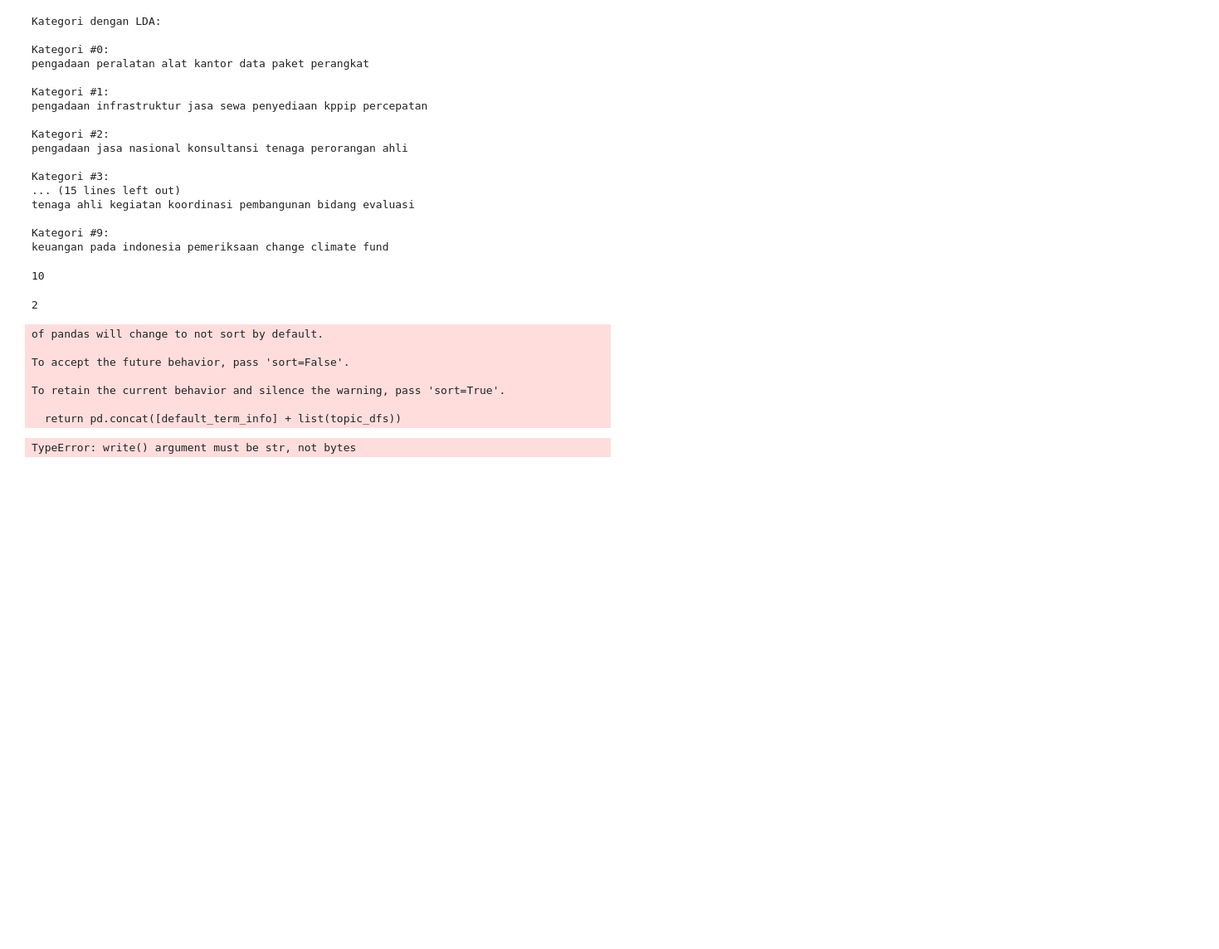
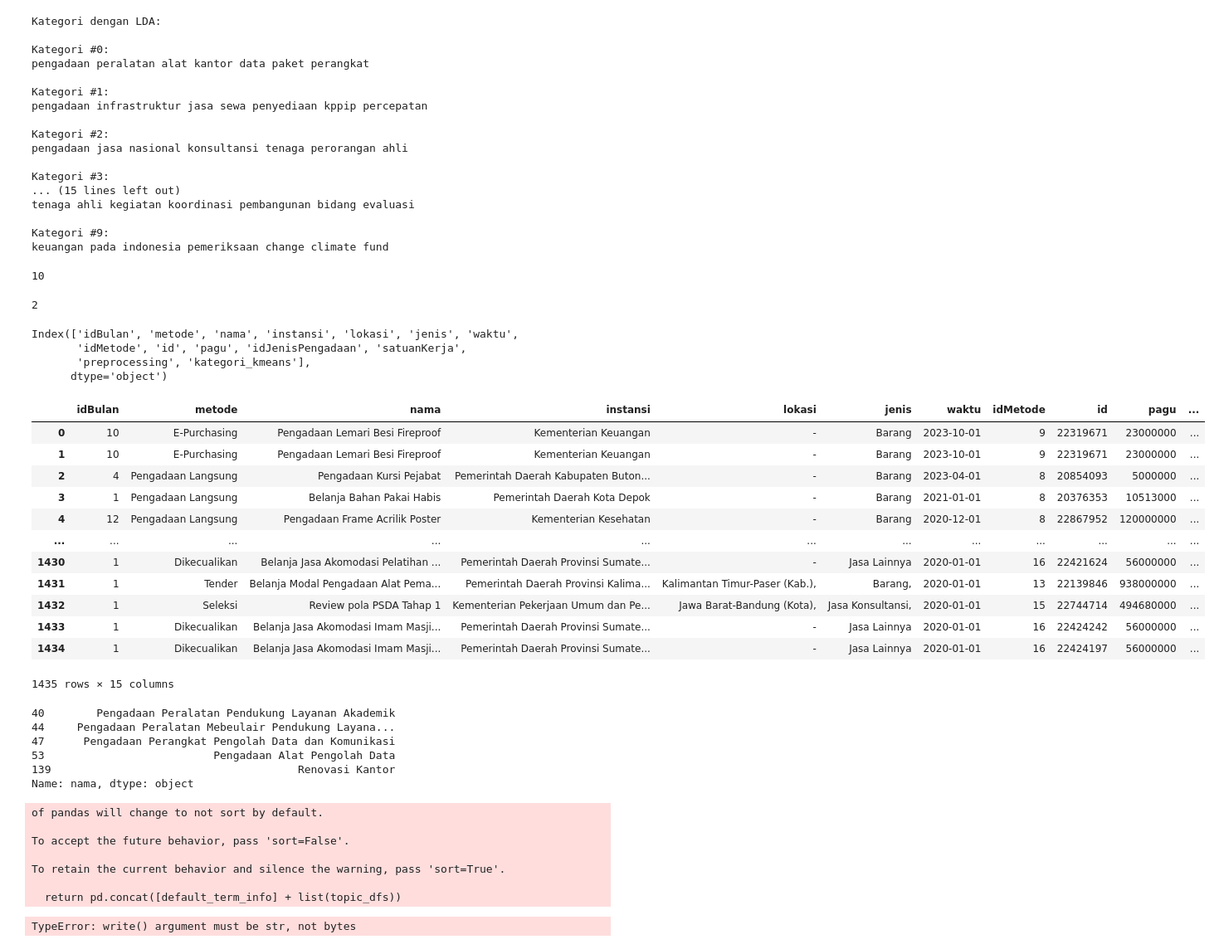
Before and after one commit to yosiasm/Tender_Analytic, a Jupyter notebook: Category and Search/Latent Dirichlet allocation.ipynb, the cells around one changed output. Shown: that part at 83% size. Saved outputs shown, nothing was run; the diff lists cells and outputs as text; code cells hidden in the pictures; blank space fills up the shorter version.

```diff
--- a/Category and Search/Latent Dirichlet allocation.ipynb
+++ b/Category and Search/Latent Dirichlet allocation.ipynb
@@ -191,3 +191,39 @@ kategori_tender = predict_topic(nama_tender)
 kategori_tender
 # %% [output]
 2
+# %%
+df2 = pd.read_csv('data sirup update.csv')
+# %%
+df2= df2.drop(['Unnamed: 0'],axis=1)
+df2.columns
+# %% [output]
+Index(['idBulan', 'metode', 'nama', 'instansi', 'lokasi', 'jenis', 'waktu',
+       'idMetode', 'id', 'pagu', 'idJenisPengadaan', 'satuanKerja',
+       'preprocessing', 'kategori_kmeans'],
+      dtype='object')
+# %%
+df2['kategori_lda'] = [predict_topic(nama) for nama in df2['nama']]
+df2
+# %% [output]
+|  | idBulan | metode | nama | instansi | lokasi | jenis | waktu | idMetode | id | pagu | ... |
+| 0 | 10 | E-Purchasing | Pengadaan Lemari Besi Fireproof | Kementerian Keuangan | - | Barang | 2023-10-01 | 9 | 22319671 | 23000000 | ... |
+| 1 | 10 | E-Purchasing | Pengadaan Lemari Besi Fireproof | Kementerian Keuangan | - | Barang | 2023-10-01 | 9 | 22319671 | 23000000 | ... |
+| 2 | 4 | Pengadaan Langsung | Pengadaan Kursi Pejabat | Pemerintah Daerah Kabupaten Buton... | - | Barang | 2023-04-01 | 8 | 20854093 | 5000000 | ... |
+| 3 | 1 | Pengadaan Langsung | Belanja Bahan Pakai Habis | Pemerintah Daerah Kota Depok | - | Barang | 2021-01-01 | 8 | 20376353 | 10513000 | ... |
+| 4 | 12 | Pengadaan Langsung | Pengadaan Frame Acrilik Poster | Kementerian Kesehatan | - | Barang | 2020-12-01 | 8 | 22867952 | 120000000 | ... |
+| ... | ... | ... | ... | ... | ... | ... | ... | ... | ... | ... | ... |
+| 1430 | 1 | Dikecualikan | Belanja Jasa Akomodasi Pelatihan ... | Pemerintah Daerah Provinsi Sumate... | - | Jasa Lainnya | 2020-01-01 | 16 | 22421624 | 56000000 | ... |
+| 1431 | 1 | Tender | Belanja Modal Pengadaan Alat Pema... | Pemerintah Daerah Provinsi Kalima... | Kalimantan Timur-Paser (Kab.), | Barang, | 2020-01-01 | 13 | 22139846 | 938000000 | ... |
+| 1432 | 1 | Seleksi | Review pola PSDA Tahap 1 | Kementerian Pekerjaan Umum dan Pe... | Jawa Barat-Bandung (Kota), | Jasa Konsultansi, | 2020-01-01 | 15 | 22744714 | 494680000 | ... |
+| 1433 | 1 | Dikecualikan | Belanja Jasa Akomodasi Imam Masji... | Pemerintah Daerah Provinsi Sumate... | - | Jasa Lainnya | 2020-01-01 | 16 | 22424242 | 56000000 | ... |
+| 1434 | 1 | Dikecualikan | Belanja Jasa Akomodasi Imam Masji... | Pemerintah Daerah Provinsi Sumate... | - | Jasa Lainnya | 2020-01-01 | 16 | 22424197 | 56000000 | ... |
+1435 rows × 15 columns
+# %%
+df2[df2['kategori_lda']==2]['nama'].head(5)
+# %% [output]
+40        Pengadaan Peralatan Pendukung Layanan Akademik
+44     Pengadaan Peralatan Mebeulair Pendukung Layana...
+47      Pengadaan Perangkat Pengolah Data dan Komunikasi
+53                          Pengadaan Alat Pengolah Data
+139                                      Renovasi Kantor
+Name: nama, dtype: object
```
Also changed, not shown: parts of 3 cells of this notebook, 2 other files.
